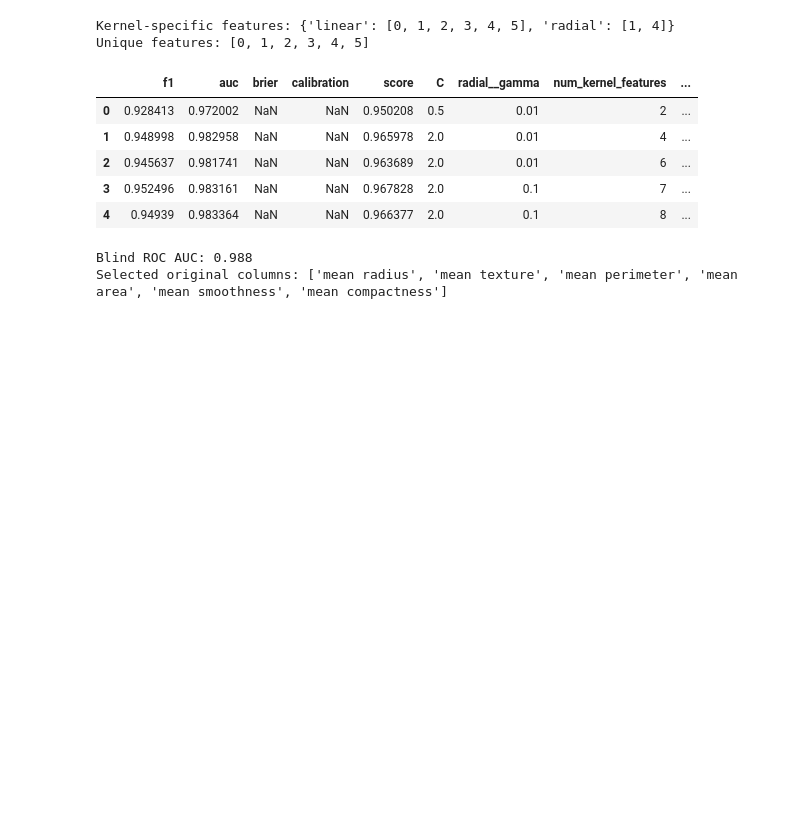
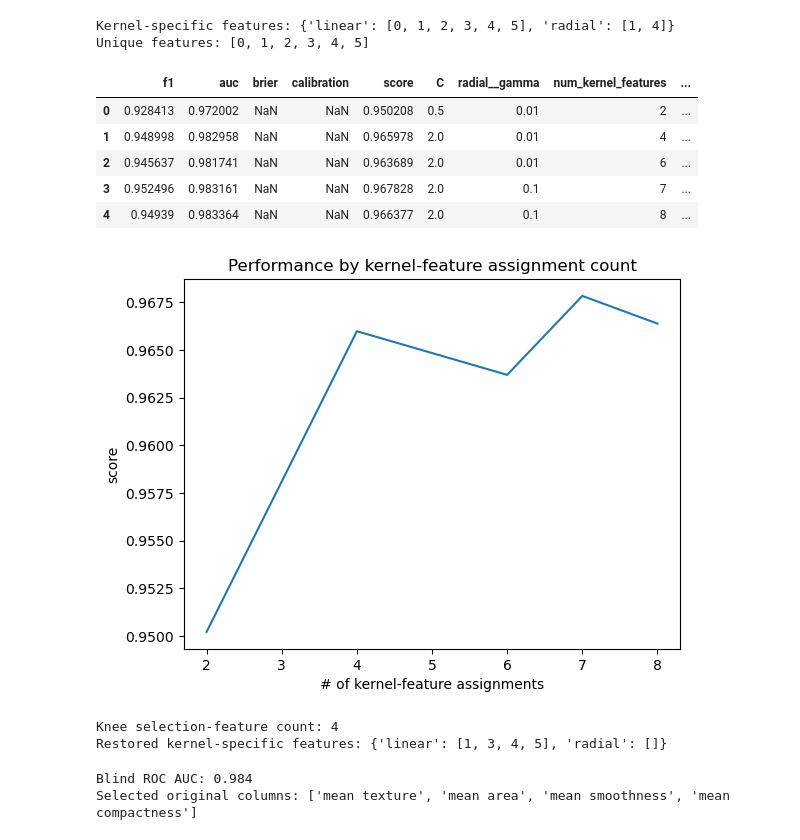
Before and after one commit to biomodsquad/interpretable-explainable-svms, a Jupyter notebook: mistic/examples/BreastCancer_kernel_unit_ranked_forward.executed.ipynb, the cells around one changed output. Drawn from its saved outputs; the diff is of its cells as text; code cells hidden in the pictures; blank space fills up the shorter version.

Commit message:
Make performance knees selection-unit aware

```diff
--- a/mistic/examples/BreastCancer_kernel_unit_ranked_forward.executed.ipynb
+++ b/mistic/examples/BreastCancer_kernel_unit_ranked_forward.executed.ipynb
@@ -96,10 +98,24 @@ Unique features: [0, 1, 2, 3, 4, 5]
 | 2 | 0.945637 | 0.981741 | NaN | NaN | 0.963689 | 2.0 | 0.01 | 6 | ... |
 | 3 | 0.952496 | 0.983161 | NaN | NaN | 0.967828 | 2.0 | 0.1 | 7 | ... |
 | 4 | 0.94939 | 0.983364 | NaN | NaN | 0.966377 | 2.0 | 0.1 | 8 | ... |
+# %%
+ensemble.plot_performance(metric="score", count="num_selection_features")
+plt.title("Performance by kernel-feature assignment count")
+plt.show()
+
+knee = ensemble.find_knee(metric="score", count="num_selection_features")
+print("Knee selection-feature count:", knee)
+ensemble.set_num_selection_features(knee, grid)
+print("Restored kernel-specific features:",
+      {name: values.tolist() for name, values in ensemble.kernel_features.items()})
+# %% [output]
+[figure, added]
+Knee selection-feature count: 4
+Restored kernel-specific features: {'linear': [1, 3, 4, 5], 'radial': []}
 # %%
 blind_decision = ensemble.decision_function(X_blind)
 print(f"Blind ROC AUC: {roc_auc_score(y_blind, blind_decision):.3f}")
 print("Selected original columns:", [data.feature_names[i] for i in ensemble.features])
 # %% [output]
-Blind ROC AUC: 0.988
-Selected original columns: ['mean radius', 'mean texture', 'mean perimeter', 'mean area', 'mean smoothness', 'mean compactness']
+Blind ROC AUC: 0.984
+Selected original columns: ['mean texture', 'mean area', 'mean smoothness', 'mean compactness']
```
Also changed, not shown: parts of 2 cells of this notebook, 3 other files.
